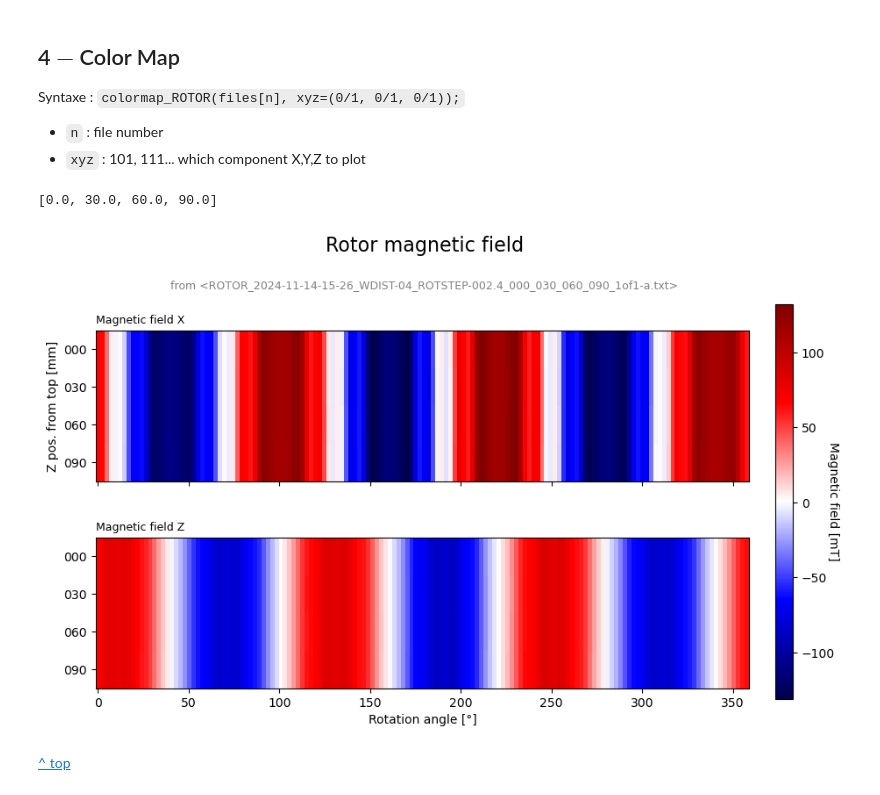
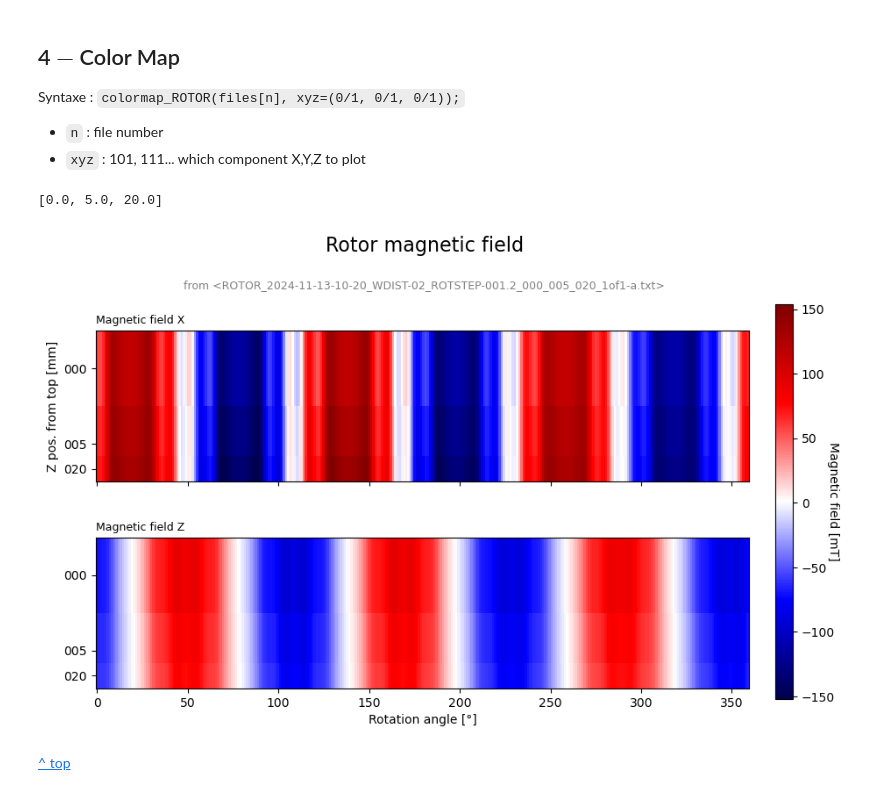
Before and after one commit to cjlux/Banc-Mesure-Rotor, a Jupyter notebook: ROTOR_bench/Processing/ProcessData.ipynb, the cells around one changed output. Cells and saved outputs as stored; diff of their text form; code cells hidden in the pictures.

```diff
--- a/ROTOR_bench/Processing/ProcessData.ipynb
+++ b/ROTOR_bench/Processing/ProcessData.ipynb
@@ -85,10 +85,10 @@ Syntaxe : `colormap_ROTOR(files[n], xyz=(0/1, 0/1, 0/1));`
 - `n` : file number
 - `xyz` : 101, 111... which component X,Y,Z to plot
 # %%
-colormap_ROTOR(files[9], xyz=(1,0,1));
+colormap_ROTOR(files[13], xyz=(1,0,1));
 # %% [output]
-[0.0, 30.0, 60.0, 90.0]
+[0.0, 5.0, 20.0]
-[figure, old version]
+[figure, new version]
 # %% [markdown]
 [^ top](#top)
 # %% [markdown]
```
Also changed, not shown: parts of 3 cells of this notebook, 1 other file.
